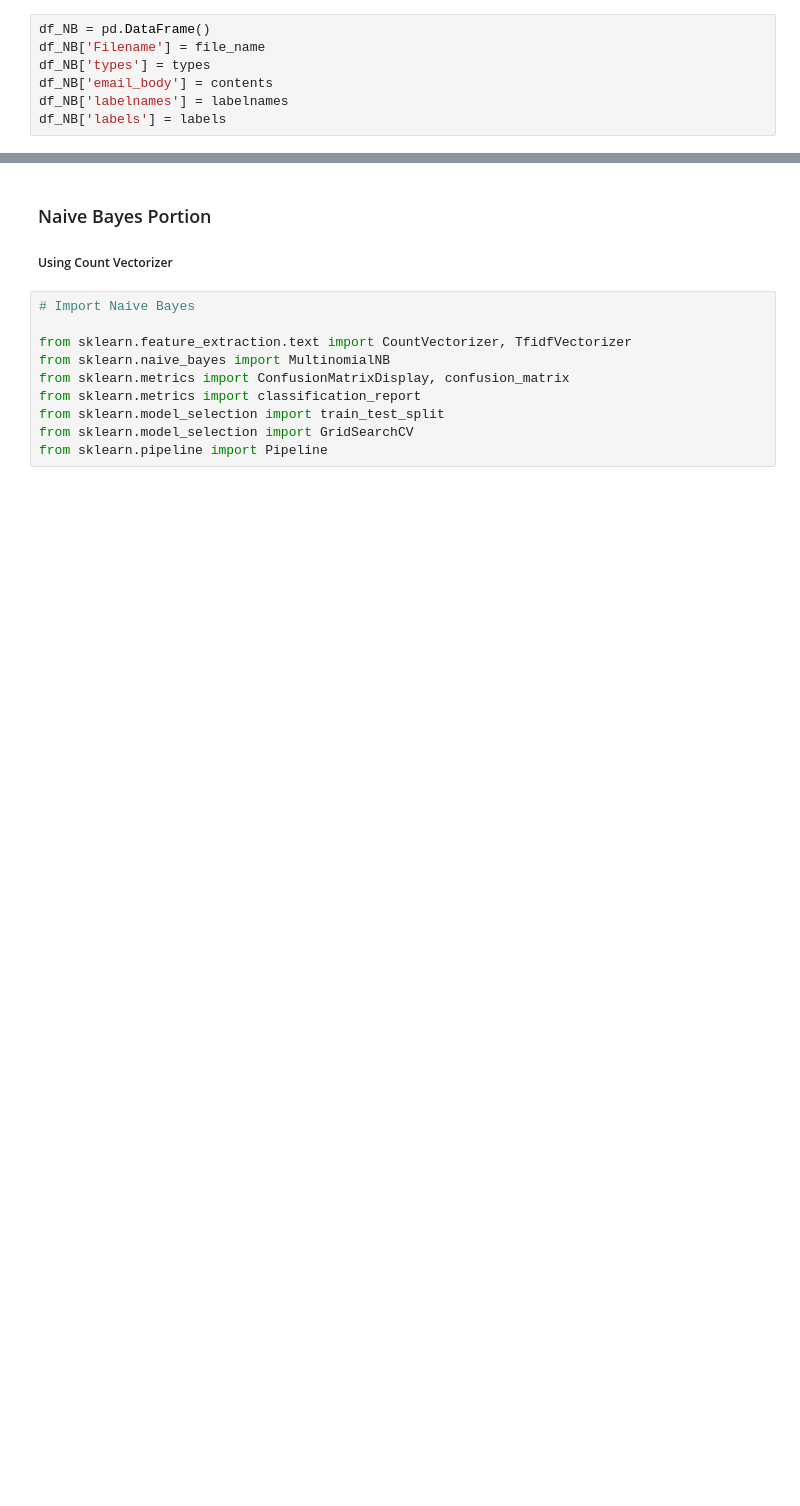
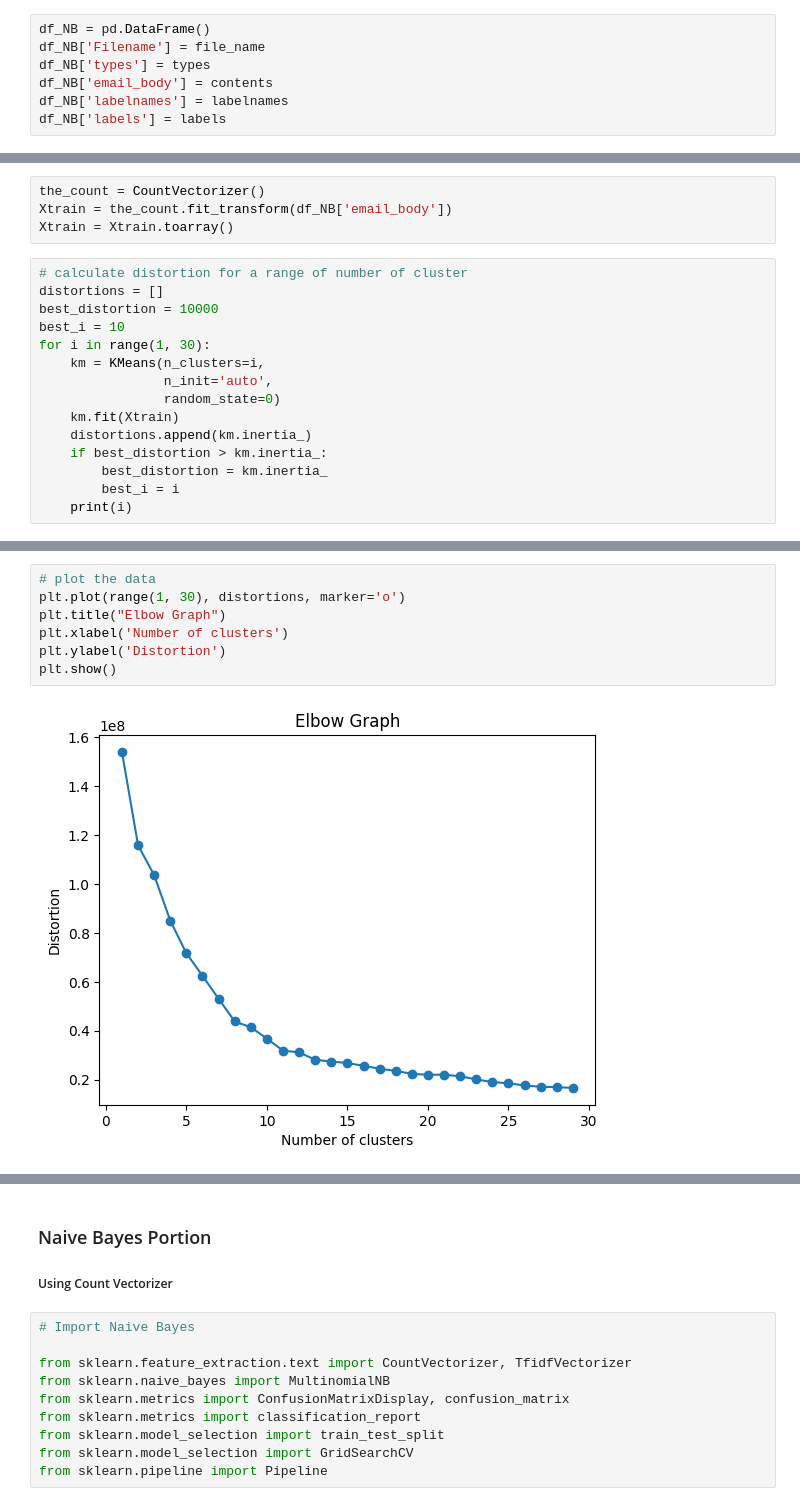
Before and after one commit to dk28yip/MSDS7333, a Jupyter notebook: DS7333_Case3.ipynb, the cells around one changed output, grey strips where cells are left out. Saved outputs shown, nothing was run; the diff lists cells and outputs as text; blank space fills up the shorter version.

```diff
--- a/DS7333_Case3.ipynb
+++ b/DS7333_Case3.ipynb
@@ -112,0 +125,19 @@ df_NB
+# %%
+the_count = CountVectorizer()
+Xtrain = the_count.fit_transform(df_NB['email_body'])
+Xtrain = Xtrain.toarray()
+# %%
+# calculate distortion for a range of number of cluster
+distortions = []
+best_distortion = 10000
+best_i = 10
+for i in range(1, 30):
+    km = KMeans(n_clusters=i,
+                n_init='auto',
+                random_state=0)
+    km.fit(Xtrain)
+    distortions.append(km.inertia_)
+    if best_distortion > km.inertia_:
+        best_distortion = km.inertia_
+        best_i = i
+    print(i)
@@ -112,0 +172,9 @@ df_NB
+# %%
+# plot the data
+plt.plot(range(1, 30), distortions, marker='o')
+plt.title("Elbow Graph")
+plt.xlabel('Number of clusters')
+plt.ylabel('Distortion')
+plt.show()
+# %% [output]
+[figure, added]
```
Also changed, not shown: parts of 32 cells of this notebook.
